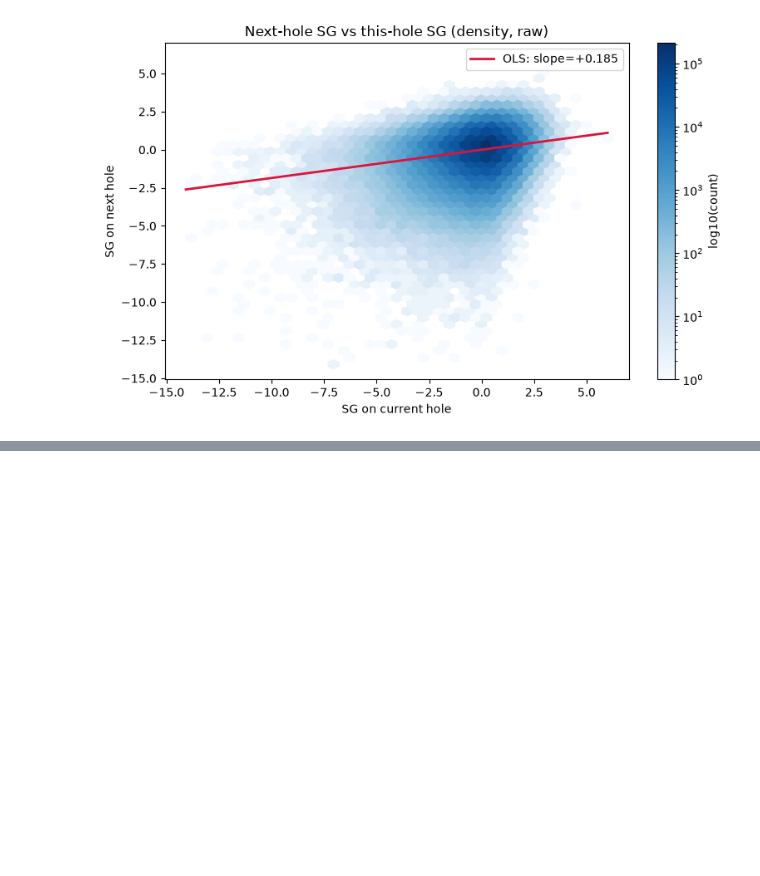
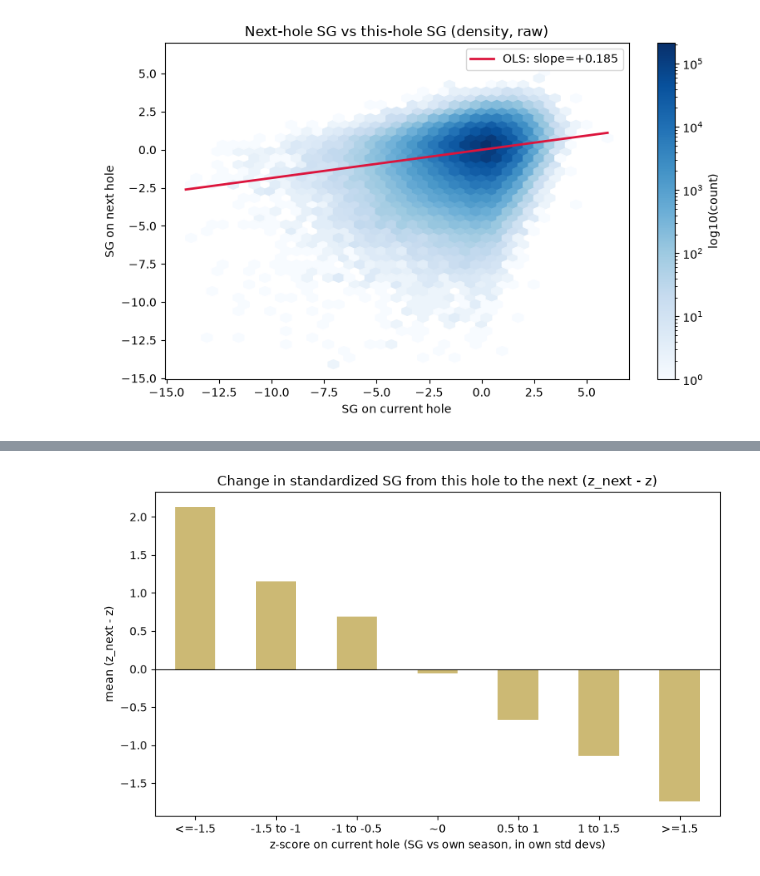
Before and after one commit to CharlieHubbard7/college_golf, a Jupyter notebook: college_golf.ipynb, the cells around one changed output, grey strips where cells are left out. Drawn from its saved outputs; the diff is of its cells as text; code cells hidden in the pictures; blank space fills up the shorter version.

```diff
--- a/college_golf.ipynb
+++ b/college_golf.ipynb
@@ -421,0 +546,16 @@ plt.tight_layout(); plt.show()
+# %%
+# Graph: diff_z (next-hole z minus current-hole z) by bucket of this-hole z-score
+# Negative bars = reversion (next hole gives back some of the standardized swing);
+# a bar sitting above -sg_z_bin's own value would mean the swing persists rather than reverts.
+binned_diff = zres.groupby("sg_z_bin", observed=True)["diff_z"].mean()
+
+fig, ax = plt.subplots(figsize=(8, 5))
+binned_diff.plot(kind="bar", ax=ax, color="#ccb974")
+ax.axhline(0, color="k", lw=0.8)
+ax.set_title("Change in standardized SG from this hole to the next (z_next - z)")
+ax.set_xlabel("z-score on current hole (SG vs own season, in own std devs)")
+ax.set_ylabel("mean (z_next - z)")
+ax.tick_params(axis="x", rotation=0)
+plt.tight_layout(); plt.show()
+# %% [output]
+[figure, added]
```
Also changed, not shown: parts of 16 cells of this notebook.
